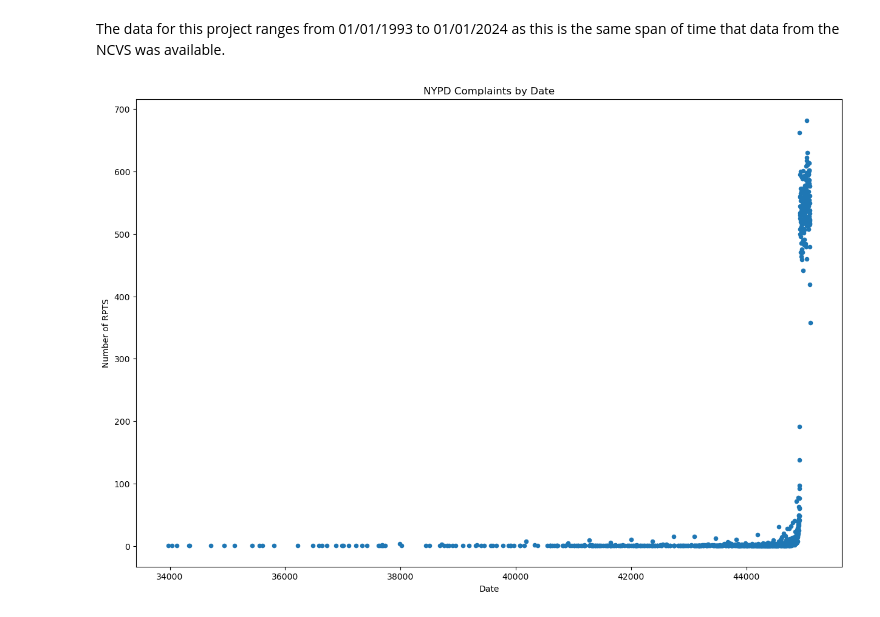
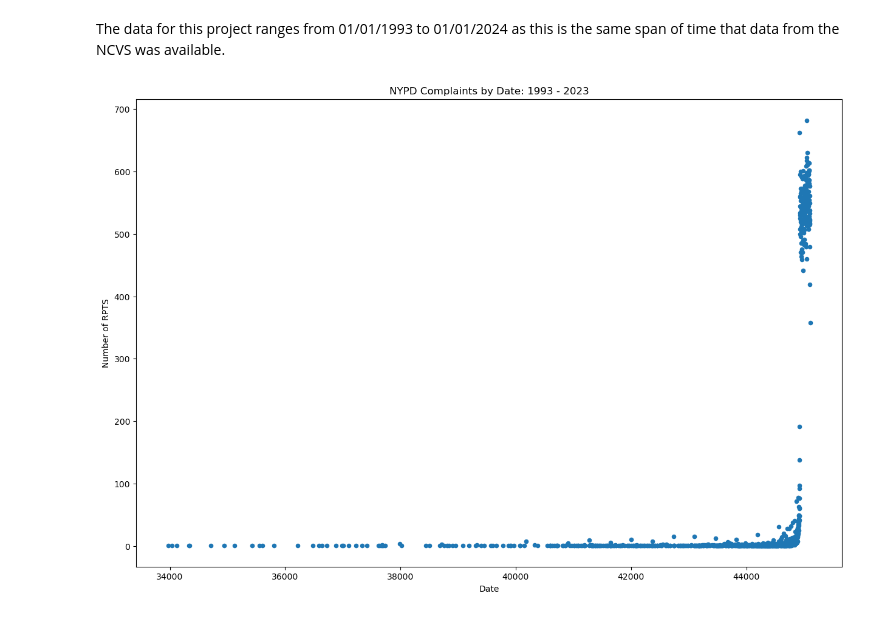
Before and after one commit to accoffin12/CrimeVictimAnalysis_Capstone, a Jupyter notebook: Crime Victim Data Exploration Analysis.ipynb, the cells around one changed output. Drawn from its saved outputs; the diff is of its cells as text; code cells hidden in the pictures.

```diff
--- a/Crime Victim Data Exploration Analysis.ipynb
+++ b/Crime Victim Data Exploration Analysis.ipynb
@@ -146,11 +147,15 @@ display(sorted_d3)
 # %% [markdown]
 The data for this project ranges from 01/01/1993 to 01/01/2024 as this is the same span of time that data from the NCVS was available.
 # %%
+# Number of cases reported daily with female victims from 1993 to 2023
+#Group Cases Based on Date
 grouped_dt = NYPD.groupby('CMPLNT_FR_DT')['CMPLNT_FR_DTM'].value_counts().reset_index(name='Count')
+
+# Create Scatter Plot
 grouped_dt.plot(kind='scatter', x='CMPLNT_FR_DTM', y='Count', figsize=(15, 10))
-plt.title("NYPD Complaints by Date")
+plt.title("NYPD Complaints by Date: 1993 - 2023")
 plt.xlabel("Date")
 plt.ylabel("Number of RPTS")
 plt.show()
 # %% [output]
-[figure, old version]
+[figure, new version]
```
Also changed, not shown: parts of 14 cells of this notebook, 2 other files.
